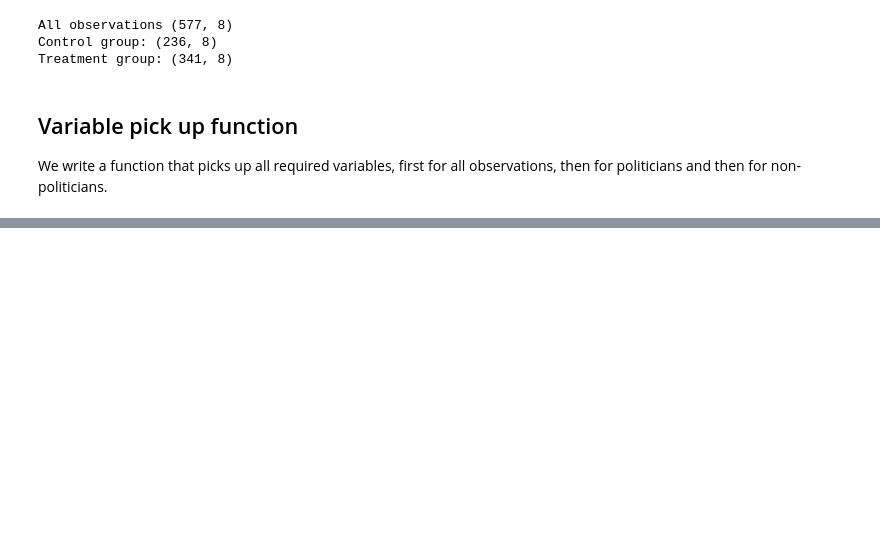
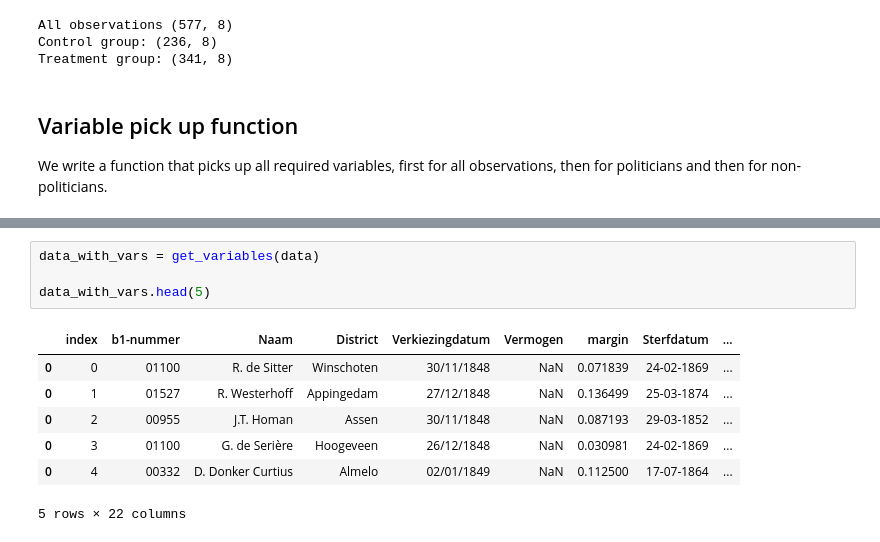
Before and after one commit to basm92/Polrents, a Jupyter notebook: Code/find_remaining_variables.ipynb, the cells around one changed output, grey strips where cells are left out. Cells and saved outputs as stored; diff of their text form; blank space fills up the shorter version.

```diff
--- a/Code/find_remaining_variables.ipynb
+++ b/Code/find_remaining_variables.ipynb
@@ -144 +182,13 @@ Vermog
+# %%
+data_with_vars = get_variables(data)
+
+data_with_vars.head(5)
+# %% [output]
+|  | index | b1-nummer | Naam | District | Verkiezingdatum | Vermogen | margin | Sterfdatum | ... |
+| 0 | 0 | 01100 | R. de Sitter | Winschoten | 30/11/1848 | NaN | 0.071839 | 24-02-1869 | ... |
+| 0 | 1 | 01527 | R. Westerhoff | Appingedam | 27/12/1848 | NaN | 0.136499 | 25-03-1874 | ... |
+| 0 | 2 | 00955 | J.T. Homan | Assen | 30/11/1848 | NaN | 0.087193 | 29-03-1852 | ... |
+| 0 | 3 | 01100 | G. de Serière | Hoogeveen | 26/12/1848 | NaN | 0.030981 | 24-02-1869 | ... |
+| 0 | 4 | 00332 | D. Donker Curtius | Almelo | 02/01/1849 | NaN | 0.112500 | 17-07-1864 | ... |
+5 rows × 22 columns
 # %%
```
Also changed, not shown: parts of 11 cells of this notebook, 2 other files.
